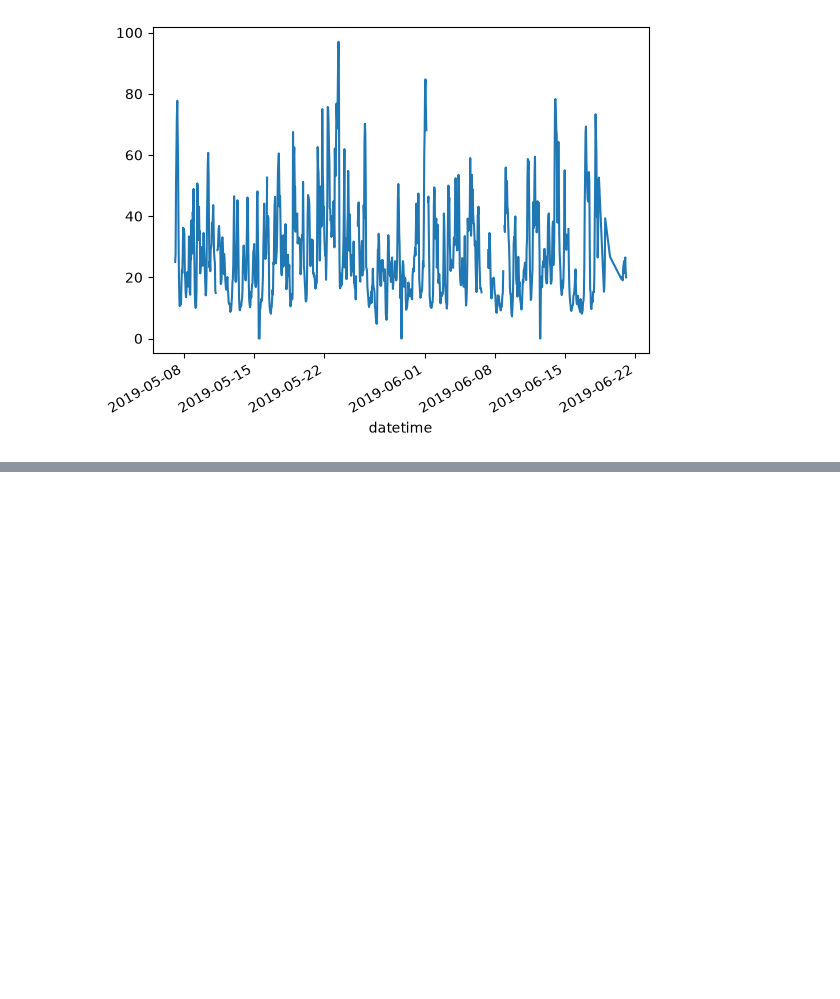
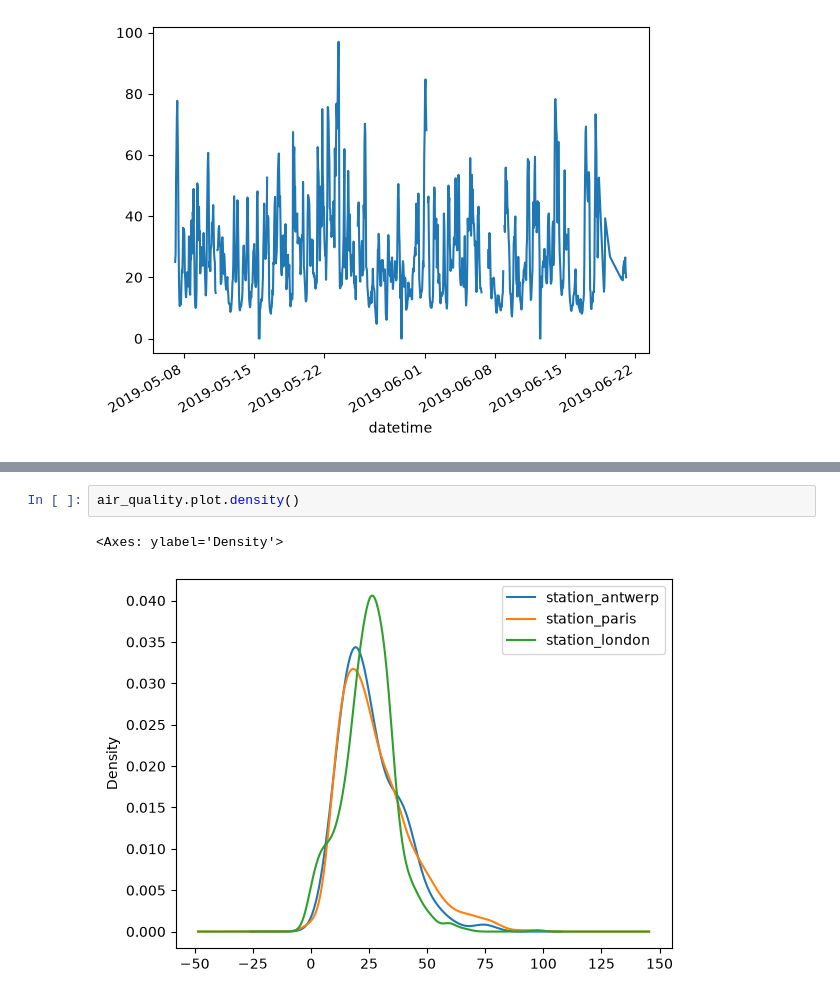
Before and after one commit to itmadityajoshi/pandas-one-shot, a Jupyter notebook: Plots.ipynb, the cells around one changed output, grey strips where cells are left out. Drawn from its saved outputs; the diff is of its cells as text; blank space fills up the shorter version.

```diff
--- a/Plots.ipynb
+++ b/Plots.ipynb
@@ -28,0 +52,5 @@ air_quality["station_paris"].plot()
+# %%
+air_quality.plot.density()
+# %% [output]
+<Axes: ylabel='Density'>
+[figure, added]
```
Also changed, not shown: parts of 6 cells of this notebook.
